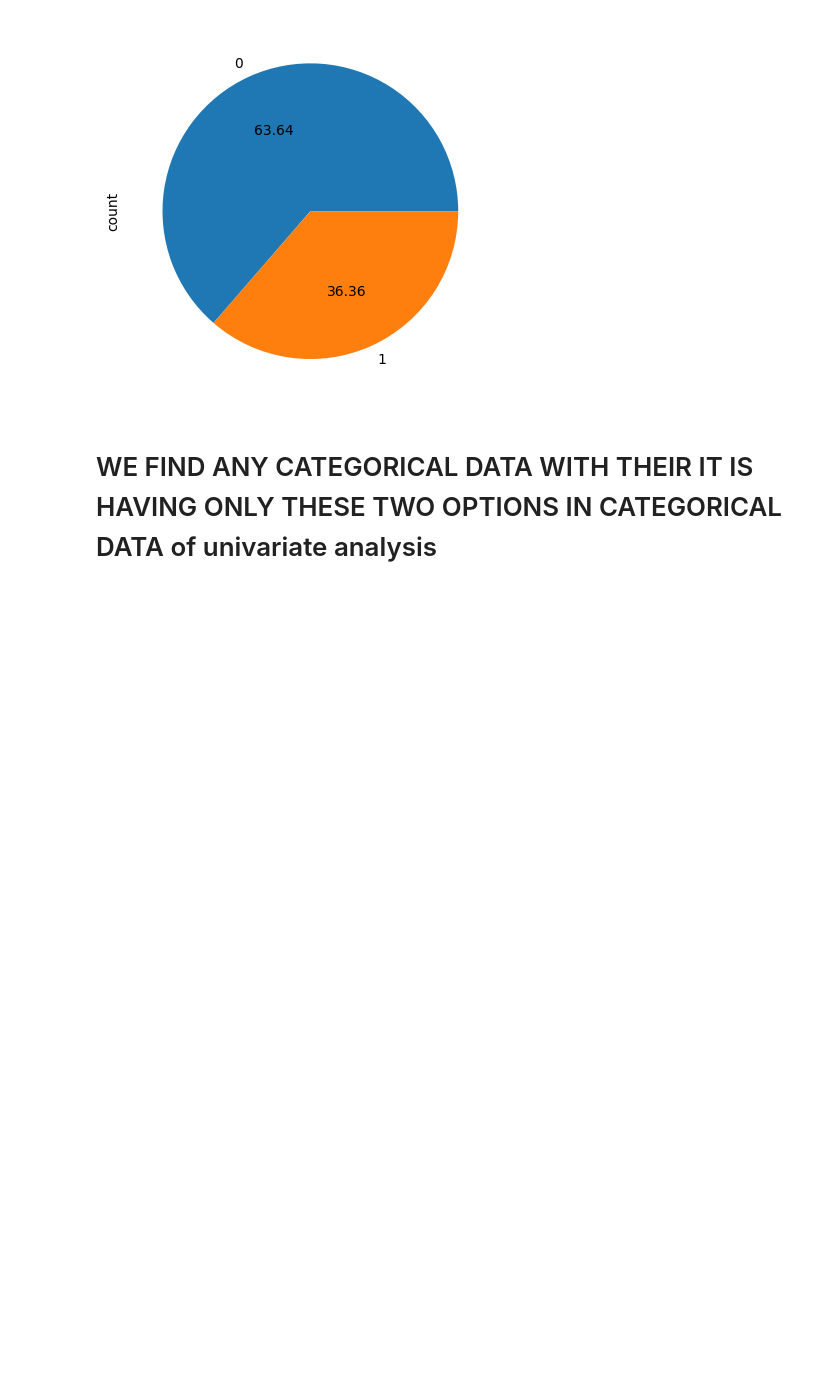
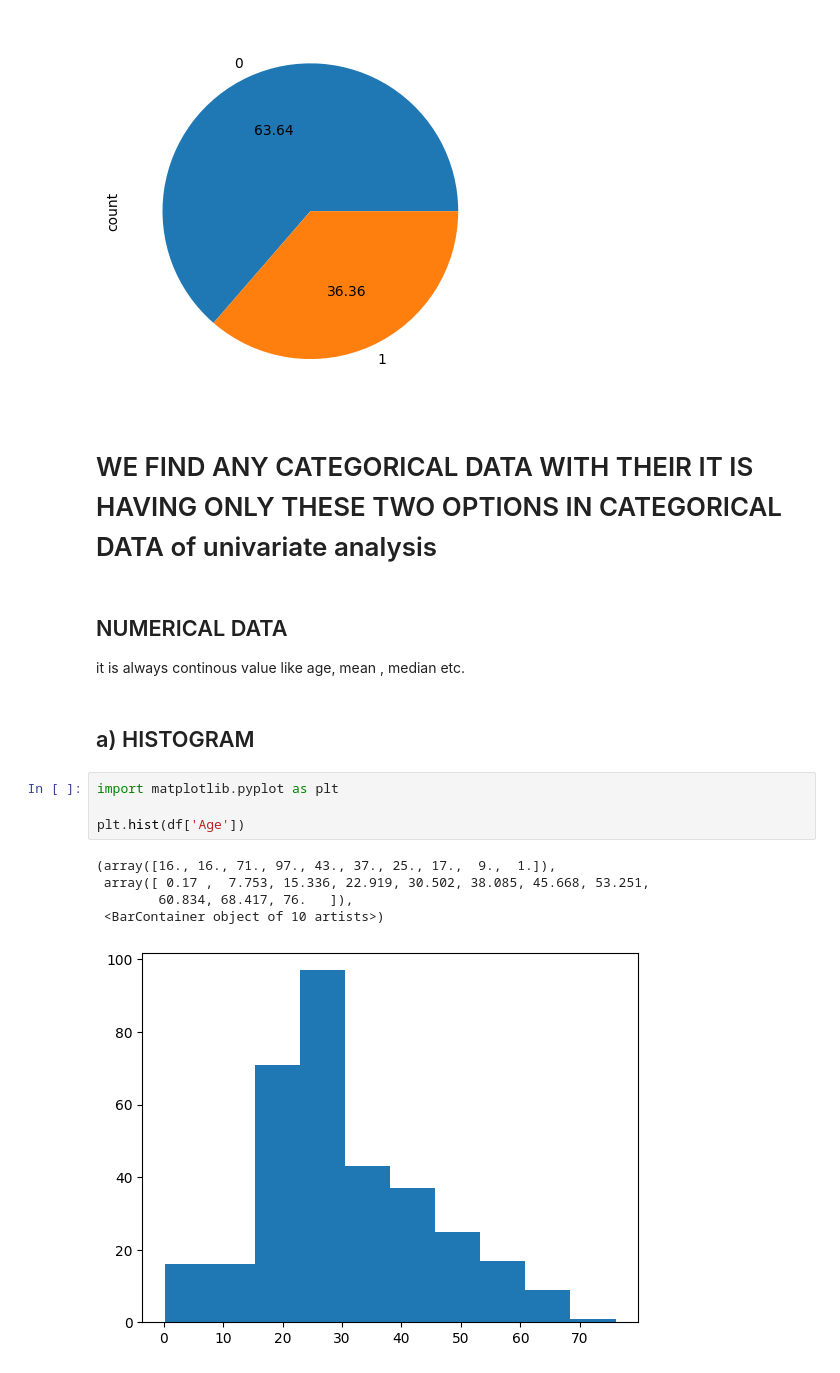
Before and after one commit to Nikita1876/100-Days-ML-Learning, a Jupyter notebook: eda-using-univariate-analysis.ipynb, the cells around one changed output. Saved outputs shown, nothing was run; the diff lists cells and outputs as text; blank space fills up the shorter version.

```diff
--- a/eda-using-univariate-analysis.ipynb
+++ b/eda-using-univariate-analysis.ipynb
@@ -80,3 +80,18 @@ df['Survived'].value_counts().plot(kind='pie',autopct='%.2f')
 [figure]
 # %% [markdown]
 # WE FIND ANY CATEGORICAL DATA WITH THEIR IT IS HAVING ONLY THESE TWO OPTIONS IN CATEGORICAL DATA of univariate analysis
+# %% [markdown]
+## NUMERICAL DATA
+it is always continous value like age, mean , median etc.
+# %% [markdown]
+## a) HISTOGRAM
+# %%
+import matplotlib.pyplot as plt
+
+plt.hist(df['Age'])
+# %% [output]
+(array([16., 16., 71., 97., 43., 37., 25., 17.,  9.,  1.]),
+ array([ 0.17 ,  7.753, 15.336, 22.919, 30.502, 38.085, 45.668, 53.251,
+        60.834, 68.417, 76.   ]),
+ <BarContainer object of 10 artists>)
+[figure, added]
```
Also changed, not shown: parts of 9 cells of this notebook.
